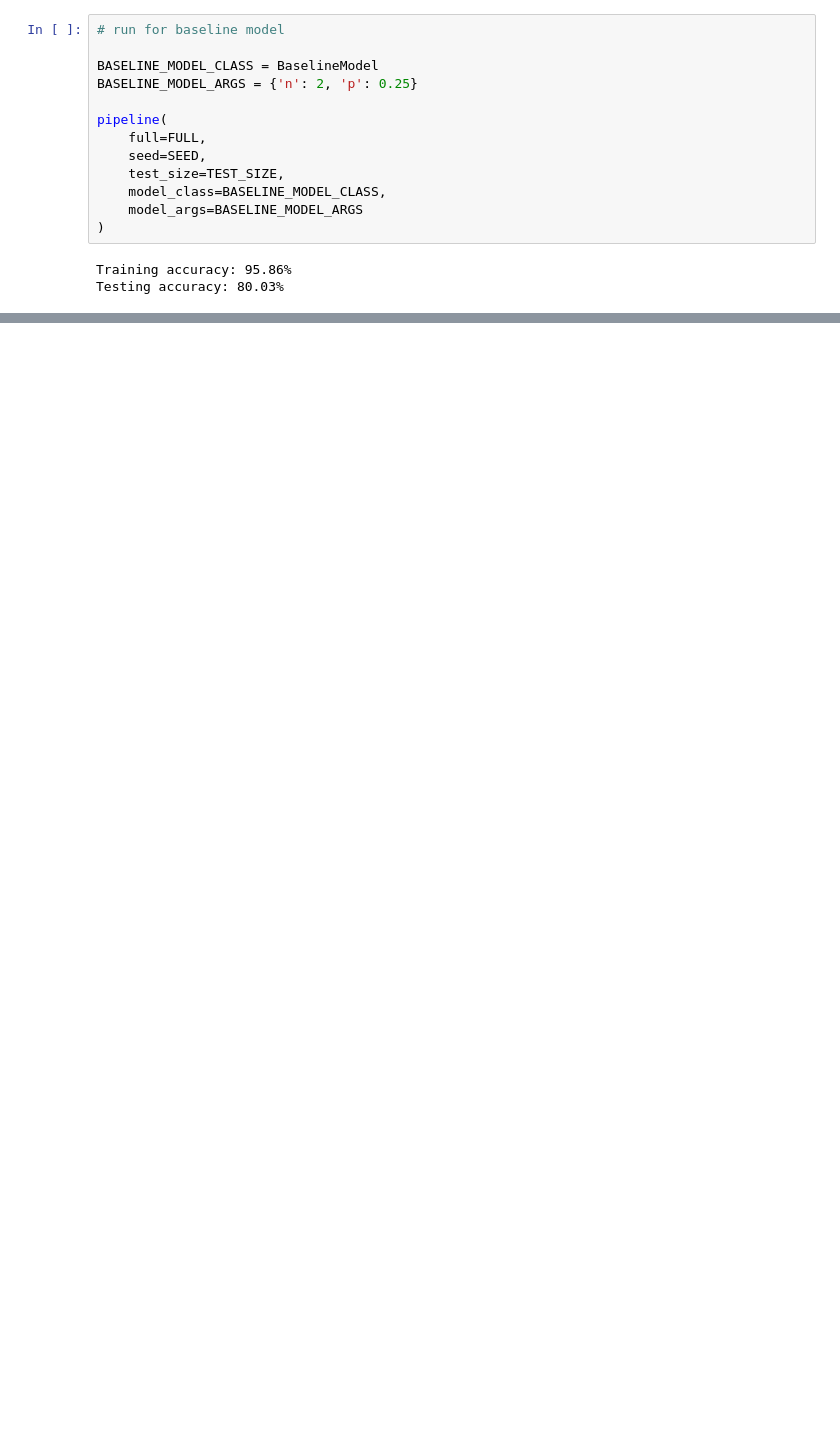
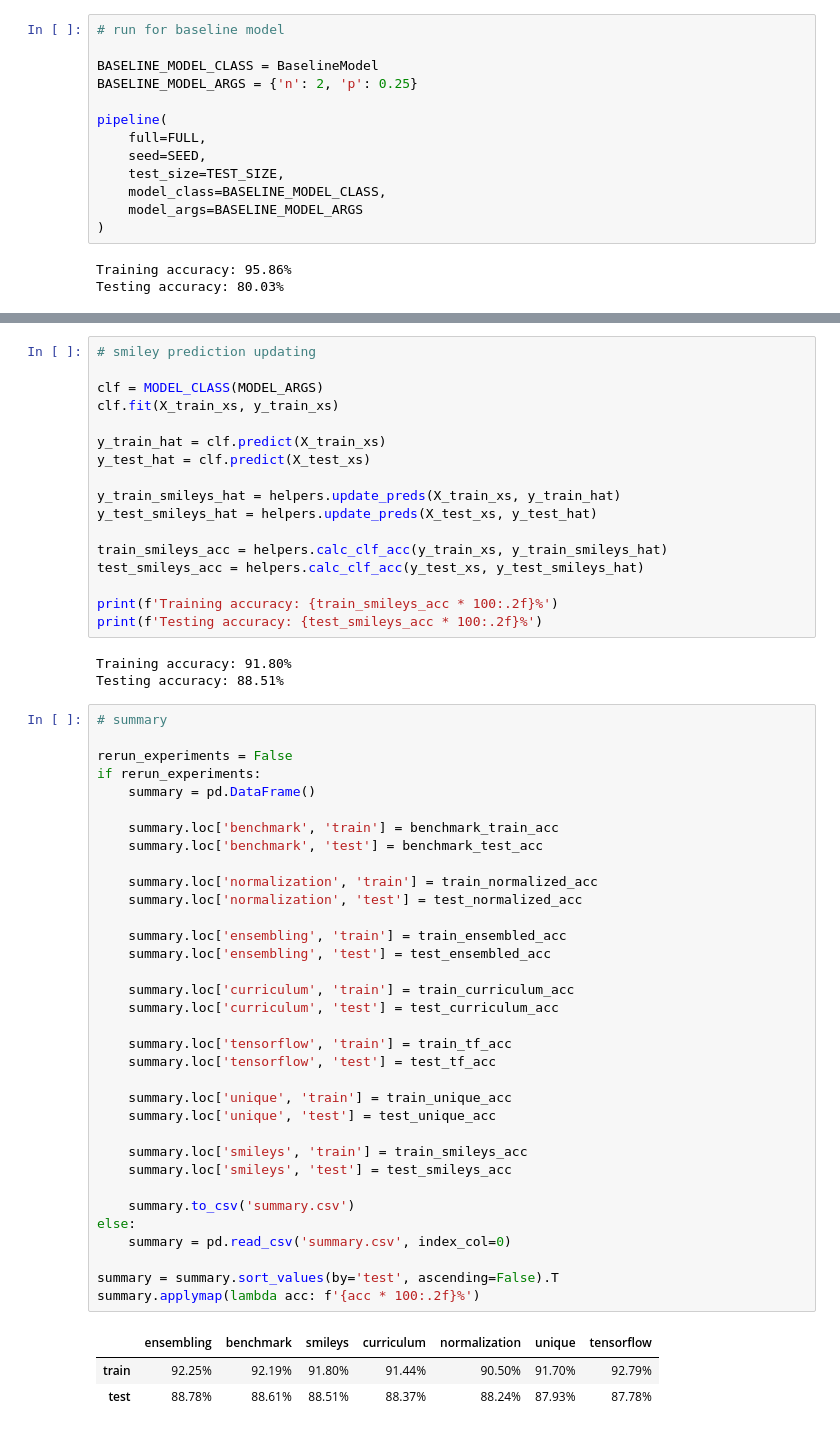
Before and after one commit to johannes-weidenfeller/CIL-2022, a Jupyter notebook: main.ipynb, the cells around one changed output, grey strips where cells are left out. Saved outputs shown, nothing was run; the diff lists cells and outputs as text; blank space fills up the shorter version.

Commit message:
euler, curriculum, optimization, smileys

```diff
--- a/main.ipynb
+++ b/main.ipynb
@@ -172,0 +218,58 @@ Testing accuracy: 88.78%
+# %%
+# smiley prediction updating
+
+clf = MODEL_CLASS(MODEL_ARGS)
+clf.fit(X_train_xs, y_train_xs)
+
+y_train_hat = clf.predict(X_train_xs)
+y_test_hat = clf.predict(X_test_xs)
+
+y_train_smileys_hat = helpers.update_preds(X_train_xs, y_train_hat)
+y_test_smileys_hat = helpers.update_preds(X_test_xs, y_test_hat)
+
+train_smileys_acc = helpers.calc_clf_acc(y_train_xs, y_train_smileys_hat)
+test_smileys_acc = helpers.calc_clf_acc(y_test_xs, y_test_smileys_hat)
+
+print(f'Training accuracy: {train_smileys_acc * 100:.2f}%')
+print(f'Testing accuracy: {test_smileys_acc * 100:.2f}%')
+# %% [output]
+Training accuracy: 91.80%
+Testing accuracy: 88.51%
+# %%
+# summary
+
+rerun_experiments = False
+if rerun_experiments:
+    summary = pd.DataFrame()
+
+    summary.loc['benchmark', 'train'] = benchmark_train_acc
+    summary.loc['benchmark', 'test'] = benchmark_test_acc
+
+    summary.loc['normalization', 'train'] = train_normalized_acc
+    summary.loc['normalization', 'test'] = test_normalized_acc
+
+    summary.loc['ensembling', 'train'] = train_ensembled_acc
+    summary.loc['ensembling', 'test'] = test_ensembled_acc
+
+    summary.loc['curriculum', 'train'] = train_curriculum_acc
+    summary.loc['curriculum', 'test'] = test_curriculum_acc
+
+    summary.loc['tensorflow', 'train'] = train_tf_acc
+    summary.loc['tensorflow', 'test'] = test_tf_acc
+
+    summary.loc['unique', 'train'] = train_unique_acc
+    summary.loc['unique', 'test'] = test_unique_acc
+
+    summary.loc['smileys', 'train'] = train_smileys_acc
+    summary.loc['smileys', 'test'] = test_smileys_acc
+
+    summary.to_csv('summary.csv')
+else:
+    summary = pd.read_csv('summary.csv', index_col=0)
+
+summary = summary.sort_values(by='test', ascending=False).T
+summary.applymap(lambda acc: f'{acc * 100:.2f}%')
+# %% [output]
+|  | ensembling | benchmark | smileys | curriculum | normalization | unique | tensorflow |
+| train | 92.25% | 92.19% | 91.80% | 91.44% | 90.50% | 91.70% | 92.79% |
+| test | 88.78% | 88.61% | 88.51% | 88.37% | 88.24% | 87.93% | 87.78% |
```
Also changed, not shown: parts of 16 cells of this notebook, 4 other files.
